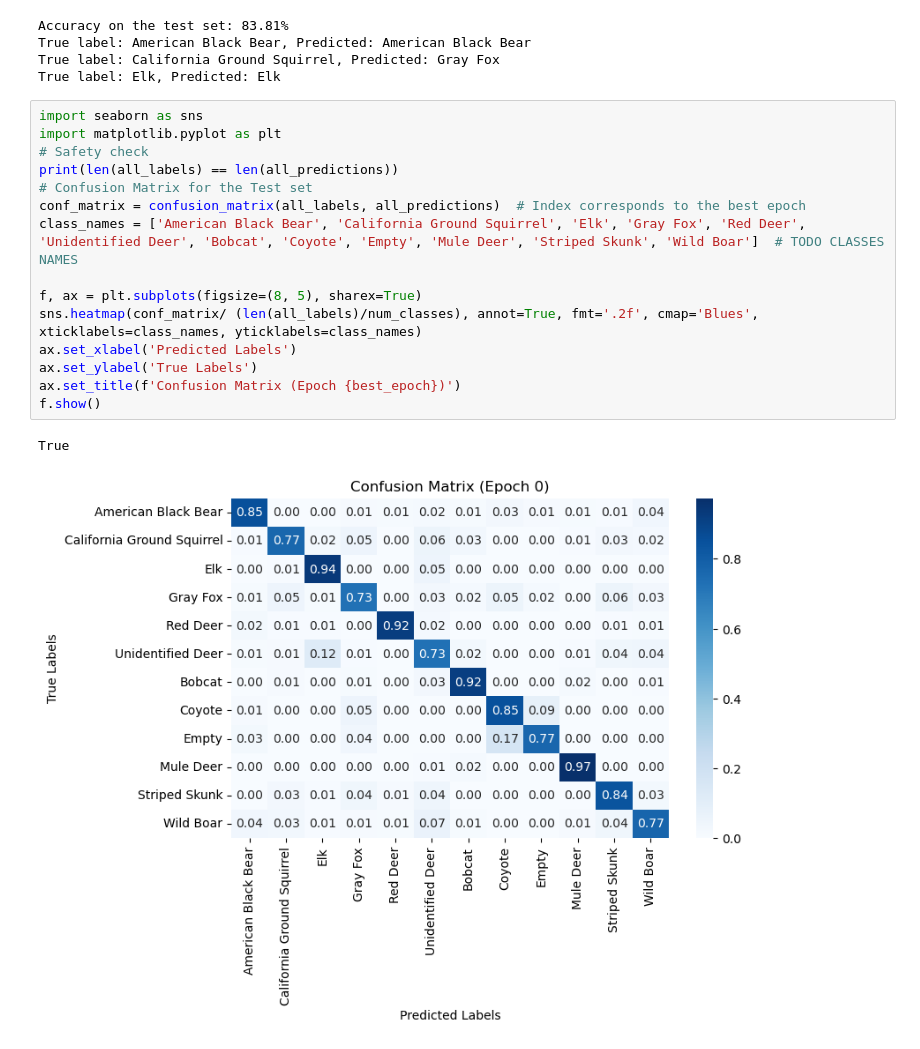
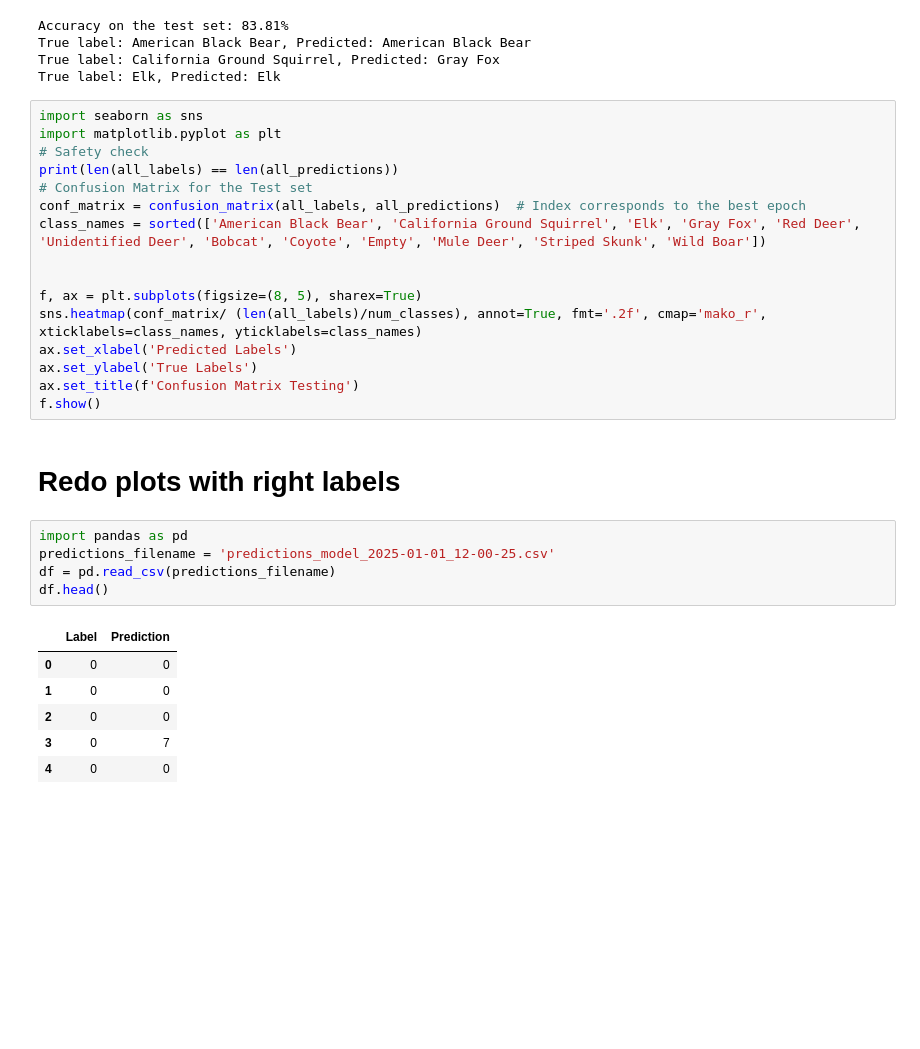
Before and after one commit to michsute/North-American-Animals-Classification, a Jupyter notebook: resnet_baseline.ipynb, the cells around one changed output. Drawn from its saved outputs; the diff is of its cells as text; blank space fills up the shorter version.

```diff
--- a/resnet_baseline.ipynb
+++ b/resnet_baseline.ipynb
@@ -533,14 +533,26 @@ import matplotlib.pyplot as plt
 print(len(all_labels) == len(all_predictions))
 # Confusion Matrix for the Test set
 conf_matrix = confusion_matrix(all_labels, all_predictions)  # Index corresponds to the best epoch
-class_names = ['American Black Bear', 'California Ground Squirrel', 'Elk', 'Gray Fox', 'Red Deer', 'Unidentified Deer', 'Bobcat', 'Coyote', 'Empty', 'Mule Deer', 'Striped Skunk', 'Wild Boar']  # TODO CLASSES NAMES
+class_names = sorted(['American Black Bear', 'California Ground Squirrel', 'Elk', 'Gray Fox', 'Red Deer', 'Unidentified Deer', 'Bobcat', 'Coyote', 'Empty', 'Mule Deer', 'Striped Skunk', 'Wild Boar'])
+
 
 f, ax = plt.subplots(figsize=(8, 5), sharex=True)
-sns.heatmap(conf_matrix/ (len(all_labels)/num_classes), annot=True, fmt='.2f', cmap='Blues', xticklabels=class_names, yticklabels=class_names)
+sns.heatmap(conf_matrix/ (len(all_labels)/num_classes), annot=True, fmt='.2f', cmap='mako_r', xticklabels=class_names, yticklabels=class_names)
 ax.set_xlabel('Predicted Labels')
 ax.set_ylabel('True Labels')
-ax.set_title(f'Confusion Matrix (Epoch {best_epoch})')
+ax.set_title(f'Confusion Matrix Testing')
 f.show()
-# %% [output]
-True
-[figure, removed]
+# %% [markdown]
+# Redo plots with right labels
+# %%
+import pandas as pd
+predictions_filename = 'predictions_model_2025-01-01_12-00-25.csv'
+df = pd.read_csv(predictions_filename)
+df.head()
+# %% [output]
+|  | Label | Prediction |
+| 0 | 0 | 0 |
+| 1 | 0 | 0 |
+| 2 | 0 | 0 |
+| 3 | 0 | 7 |
+| 4 | 0 | 0 |
```
Also changed, not shown: parts of 9 cells of this notebook, 2 other files.
